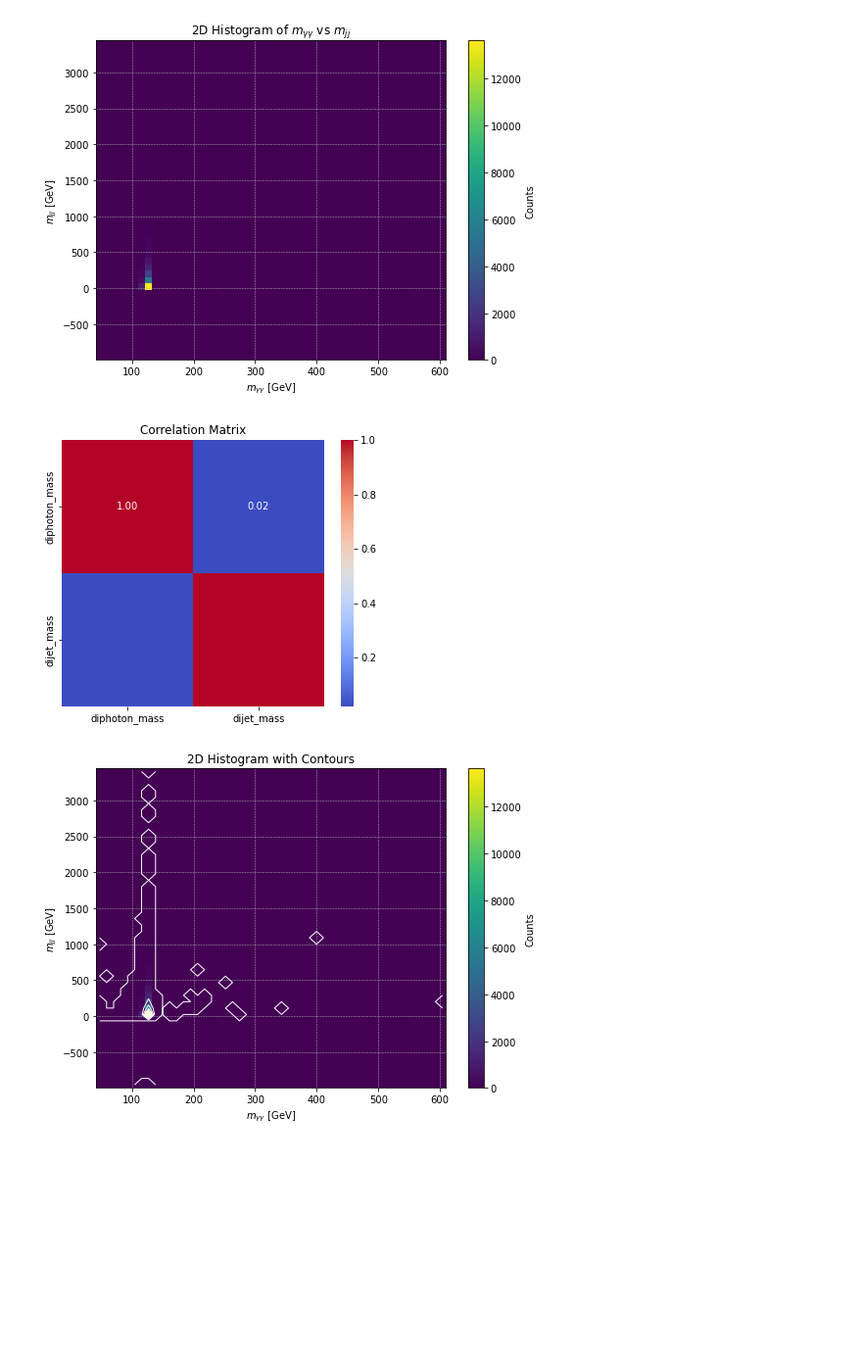
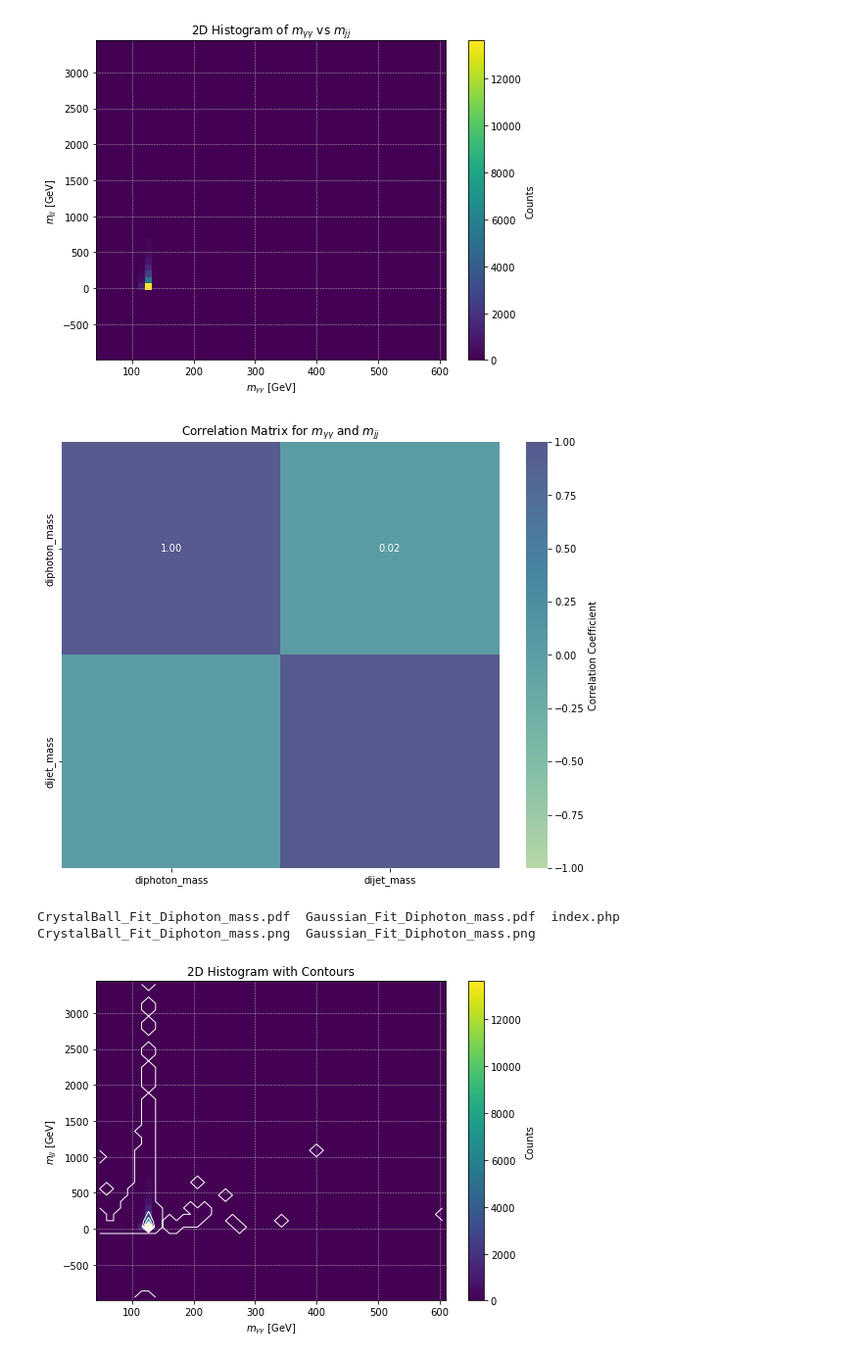
Before and after one commit to tiwariPC/hhbbgg_AwkwardAnalyzer, a Jupyter notebook: stats_study/notebook_signal_fitting/independence_correlation.ipynb, the cells around one changed output. Shown at 98% size. Saved outputs shown, nothing was run; the diff lists cells and outputs as text; code cells hidden in the pictures; blank space fills up the shorter version.

Commit message:
updated stat study

```diff
--- a/stats_study/notebook_signal_fitting/independence_correlation.ipynb
+++ b/stats_study/notebook_signal_fitting/independence_correlation.ipynb
@@ -11,6 +18,7 @@ the $m_{\gamma\gamma}$ and $m_{jj}$ observables which were found to be negligibl
 import uproot
 import awkward as ak
 from vector import Array as awk
+import numpy as np
 
 
 # Path to the ROOT file and tree
@@ -74,6 +82,3 @@ diphoton_ = lVector(
 
 # Compute diphoton mass from its Lorentz vector
 diphoton_mass = diphoton_.mass
-
-dijet_mass = ak.to_numpy(dijet_mass[valid_indices])
-bbgg_mass = ak.to_numpy(bbgg_mass[valid_indices])
@@ -133,23 +141,51 @@ plt.show()
 # %%
 import seaborn as sns
 import pandas as pd
 
 # Create a DataFrame for easier manipulation
 data = pd.DataFrame({
     "diphoton_mass": diphoton_mass,
     "dijet_mass": dijet_mass,
 })
 
 # Compute the correlation matrix
 corr_matrix = data.corr()
 
-# Plot the heatmap
-plt.figure(figsize=(6, 5))
-sns.heatmap(corr_matrix, annot=True, fmt=".2f", cmap="coolwarm", cbar=True)
-plt.title("Correlation Matrix")
+# # Plot the heatmap
+# plt.figure(figsize=(6, 5))
+# sns.heatmap(corr_matrix, annot=True, fmt=".2f", cmap="coolwarm", alpha = 0.8, cbar=True)
+# plt.title("Correlation Matrix")
+# plt.show()
+
+# Create a green-blue colormap
+green_blue_cmap = sns.color_palette("crest", as_cmap=True)  # Seaborn colormap
+
+# Plot the correlation matrix
+plt.figure(figsize=(10, 8))
+sns.heatmap(
+    corr_matrix,
+    annot=True,
+    fmt=".2f",
+    cmap=green_blue_cmap,  # Use the green-blue colormap
+    cbar_kws={"label": "Correlation Coefficient"},  # Add colorbar label
+    vmin=-1,
+    vmax=1,
+    alpha = 0.8
+)
+
+plt.title("Correlation Matrix for $m_{\gamma\gamma}$ and $m_{jj}$")
+# Save the plot
+output_dir = "/afs/cern.ch/user/s/sraj/sraj/www/CUA/HH-bbgg/stat_study/"
+plt.savefig(f"{output_dir}Correlation_plot_mgg_mjj.png")
+plt.savefig(f"{output_dir}Correlation_plot_mgg_mjj.pdf")
 plt.show()
 # %% [output]
-[figure, old version]
+[figure, new version]
+# %%
+ls /afs/cern.ch/user/s/sraj/sraj/www/CUA/HH-bbgg/stat_study/
+# %% [output]
+CrystalBall_Fit_Diphoton_mass.pdf  Gaussian_Fit_Diphoton_mass.pdf  index.php
+CrystalBall_Fit_Diphoton_mass.png  Gaussian_Fit_Diphoton_mass.png
 # %%
 plt.figure(figsize=(8, 6))
 counts, xedges, yedges, _ = plt.hist2d(diphoton_mass, dijet_mass, bins=(50, 50), cmap='viridis')
```
Also changed, not shown: parts of 22 cells of this notebook, 1 other file.
